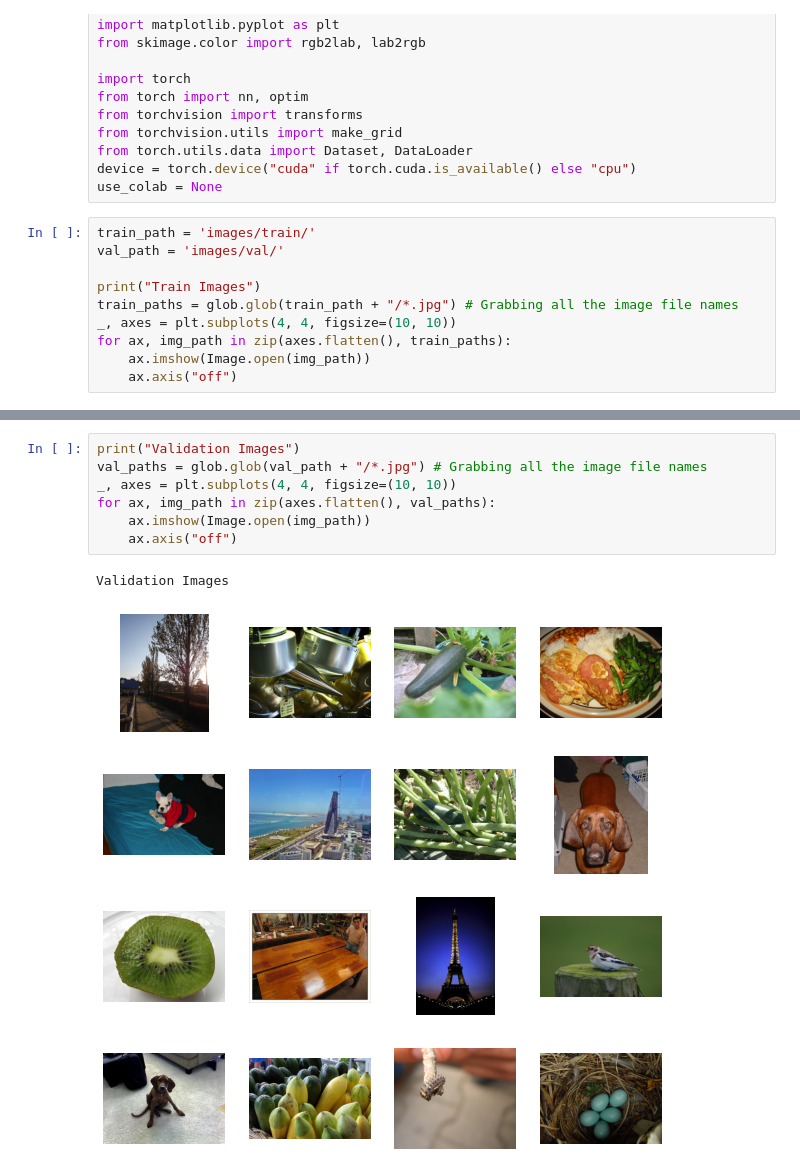
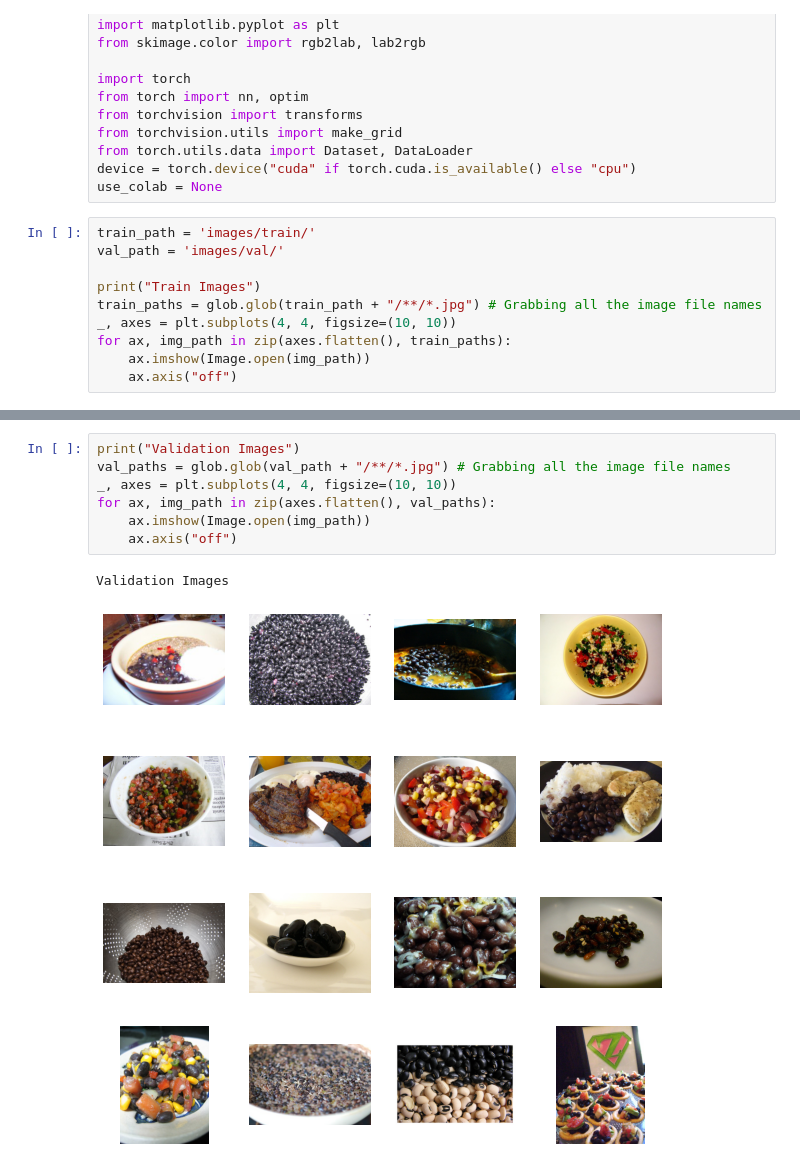
Before and after one commit to AbdulstarKousa/DeepLearners2021, a Jupyter notebook: dataloaders.ipynb, the cells around one changed output, grey strips where cells are left out. Saved outputs shown, nothing was run; the diff lists cells and outputs as text.

```diff
--- a/dataloaders.ipynb
+++ b/dataloaders.ipynb
@@ -21,7 +21,7 @@ train_path = 'images/train/'
 val_path = 'images/val/'
 
 print("Train Images")
-train_paths = glob.glob(train_path + "/*.jpg") # Grabbing all the image file names
+train_paths = glob.glob(train_path + "/**/*.jpg") # Grabbing all the image file names
 _, axes = plt.subplots(4, 4, figsize=(10, 10))
 for ax, img_path in zip(axes.flatten(), train_paths):
     ax.imshow(Image.open(img_path))
@@ -32,13 +32,13 @@ Train Images
 # %%
 print("Validation Images")
-val_paths = glob.glob(val_path + "/*.jpg") # Grabbing all the image file names
+val_paths = glob.glob(val_path + "/**/*.jpg") # Grabbing all the image file names
 _, axes = plt.subplots(4, 4, figsize=(10, 10))
 for ax, img_path in zip(axes.flatten(), val_paths):
     ax.imshow(Image.open(img_path))
     ax.axis("off")
 # %% [output]
 Validation Images
-[figure, old version]
+[figure, new version]
 # %%
 SIZE = 256
 class ColorizationDataset(Dataset):
```
Also changed, not shown: parts of 4 cells of this notebook.
